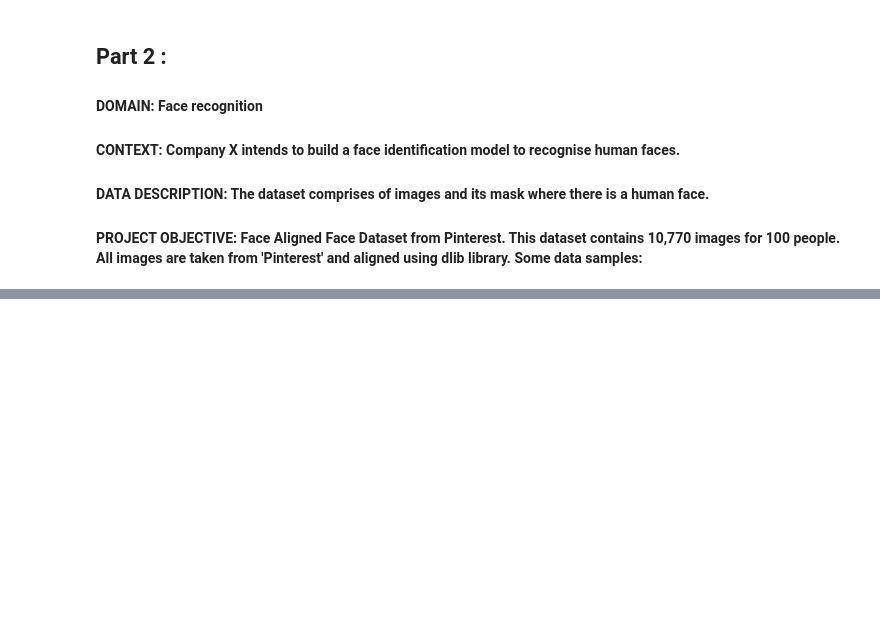
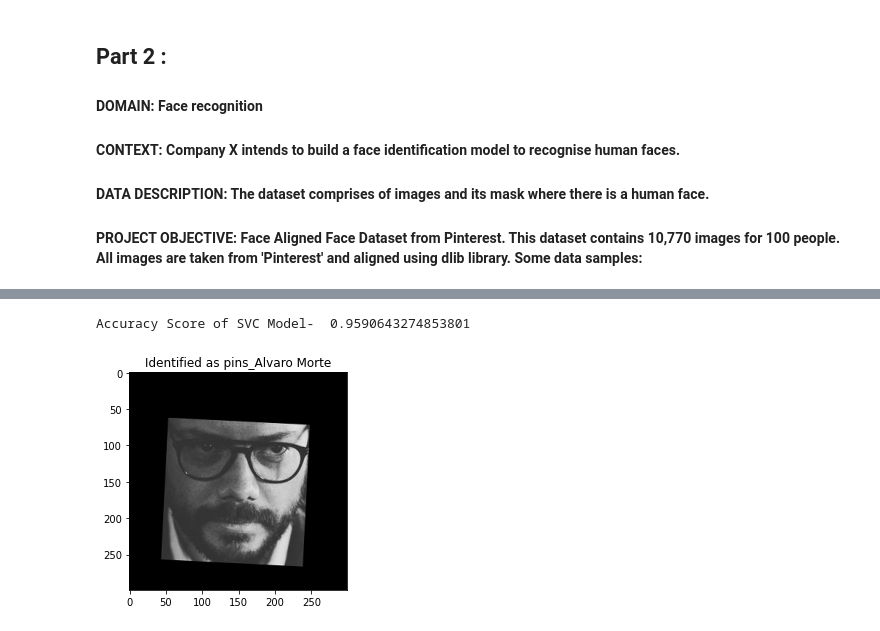
Before and after one commit to pbhuch/GL_DecA_G4_NLP1, a Jupyter notebook: CV_Project.ipynb, the cells around one changed output, grey strips where cells are left out. Saved outputs shown, nothing was run; the diff lists cells and outputs as text; code cells hidden in the pictures; blank space fills up the shorter version.

```diff
--- a/CV_Project.ipynb
+++ b/CV_Project.ipynb
@@ -372,0 +662,8 @@ Part 1 of the project was about how we can make use of the UNET layers to train,
+# %%
+pca = PCA(n_components = 128)
+
+X_train = pca.fit_transform(X_train)
+X_test = pca.transform(X_test)
+
+explained_variance = pca.explained_variance_ratio_
+print(explained_variance)
@@ -372,0 +688,27 @@ Part 1 of the project was about how we can make use of the UNET layers to train,
+# %%
+from sklearn.svm import SVC
+
+svc = SVC(C = 1.0, kernel = 'rbf', gamma = 'scale')
+svc.fit(X_train, y_train)
+svc_pred = svc.predict(X_test)
+# %%
+from sklearn.metrics import accuracy_score
+
+print('Accuracy Score of SVC Model- ', accuracy_score(y_test, svc_pred))
+# %% [output]
+Accuracy Score of SVC Model-  0.9590643274853801
+# %%
+import warnings
+# Suppress LabelEncoder warning
+warnings.filterwarnings('ignore')
+
+example_idx = 10
+
+example_image = load_image(metadata[test_idx][example_idx].image_path())
+example_prediction = svc.predict([X_test[example_idx]]) #### Add your code here ####
+example_identity = enc.inverse_transform(example_prediction)[0]
+
+plt.imshow(example_image)
+plt.title(f'Identified as {example_identity}');
+# %% [output]
+[figure, added]
```
Also changed, not shown: parts of 24 cells of this notebook.
